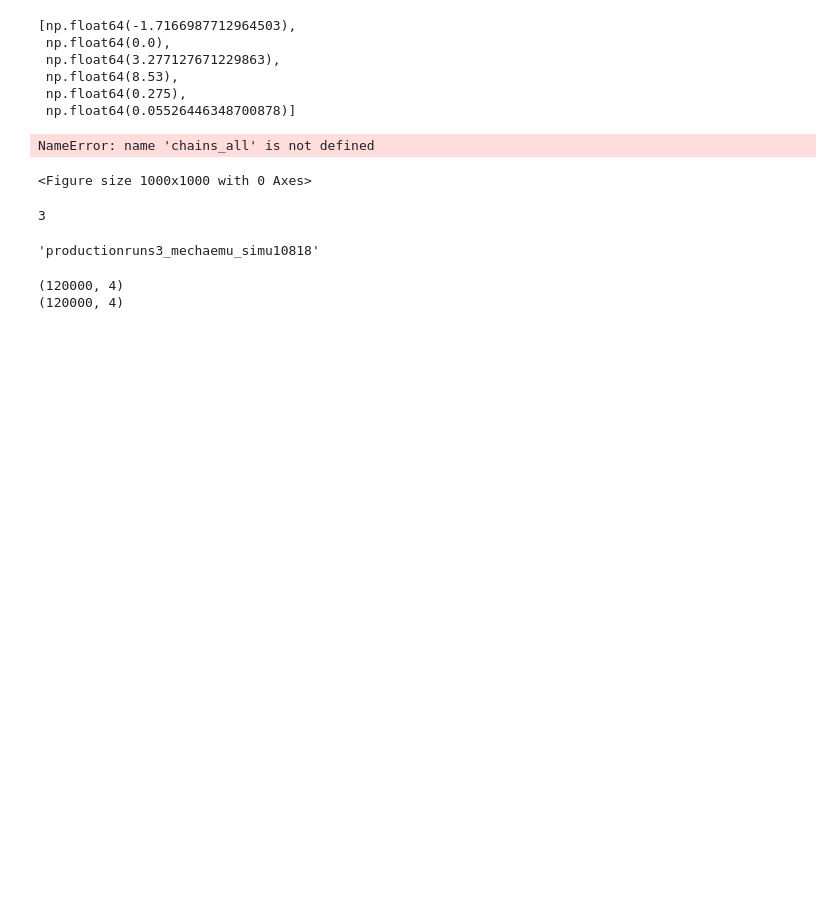
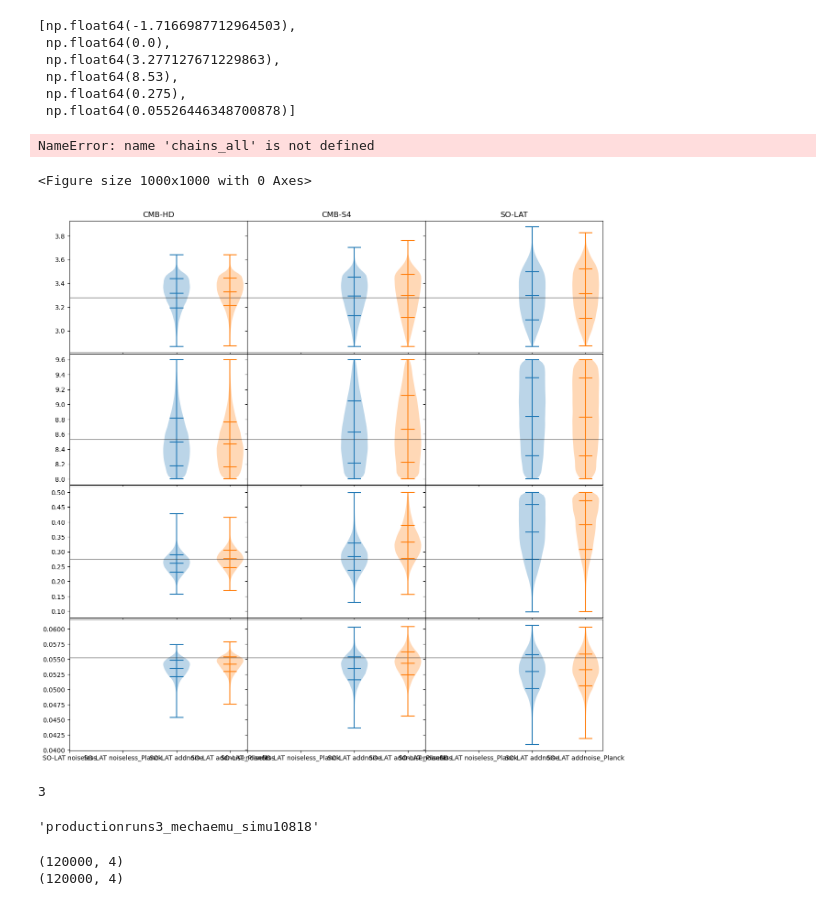
Before and after one commit to lisaleemcb/alfred, a Jupyter notebook: notebooks/mcmc_analysis_productionsruns.ipynb, the cells around one changed output. Drawn from its saved outputs; the diff is of its cells as text; code cells hidden in the pictures; blank space fills up the shorter version.

```diff
--- a/notebooks/mcmc_analysis_productionsruns.ipynb
+++ b/notebooks/mcmc_analysis_productionsruns.ipynb
@@ -141,41 +139,46 @@ NameError: name 'chains_all' is not defined
 fig, ax = plt.subplots(4, len(survey_labels), sharex=True, sharey='row', figsize=(15,15))
 fig.subplots_adjust(wspace=0.0, hspace=0.01)
 
+chains_all = chains_runs[0]
 for i, label in enumerate(survey_labels):
     chains = chains_all[i]
     # lps = lps_all[i]
     # datas = datas_all[i]
     # nruns = len(chains)
     for n, setup in enumerate(setups):
+        if 'addnoise' not in setup:
+            continue
         chain = chains[n]
         # lp = lps[n]
         # data = datas[n]
 
         quantile_lines = [[0.16, 0.84]] #* len(data)  # one [0.16, 0.84] list per violin
 
         # if i == 0:
         #     A = False
         # if i > 0:
         #     A = True
 
         chain = make_tauchains(chain, A=True, dropA=True, truths=df.loc[config.sn].to_dict())
 
         for ip, p in enumerate(true_params[2:]):
             ax[ip,i].axhline(p, alpha=.2, color='black')
             ax[ip,i].violinplot(chain[:,ip], [n+1], points=40, widths=0.5,
                         showmeans=True, showextrema=True, showmedians=False, quantiles=quantile_lines,
                         bw_method='silverman')
 
     # for ip, p in enumerate(true_params[2:]):
     #     ax[ip,i].axhline(p, alpha=.2, color='black')
     #     ax[ip,i].violinplot(chain[:,ip], [n+2], points=40, widths=0.5,
     #                 showmeans=True, showextrema=True, showmedians=False, quantiles=quantile_lines,
     #                 bw_method='silverman')
 
     ax[3,i].set_xticks(np.arange(1, len(setups)+1))
     ax[3,i].set_xticklabels([f"{survey} {setup}" for si, setup in enumerate(setups)])
 
     ax[0,i].set_title(f'{label}', fontsize=12)
+# %% [output]
+[figure, added]
 # %%
 def plot_corner(samples, axes, label=None, **kwargs):
     x, y, z, t = samples.T
```
Also changed, not shown: parts of 2 cells of this notebook, 2 other files.
